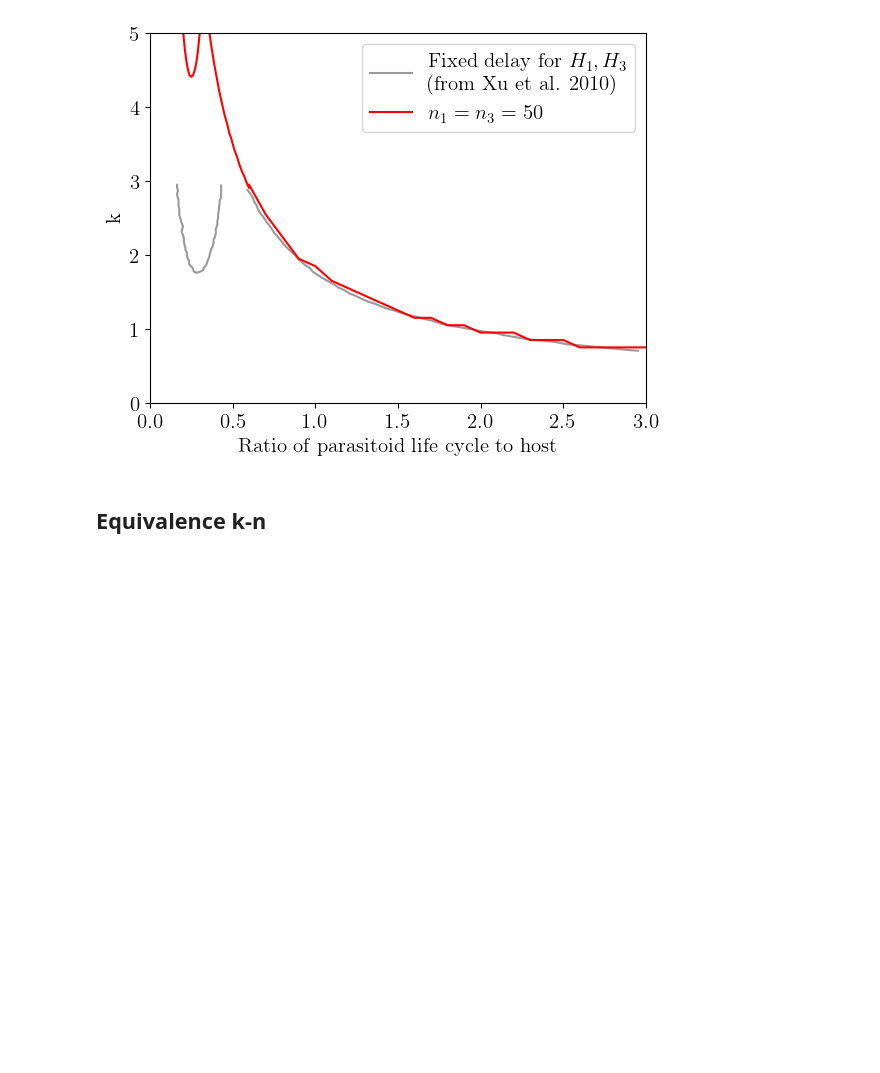
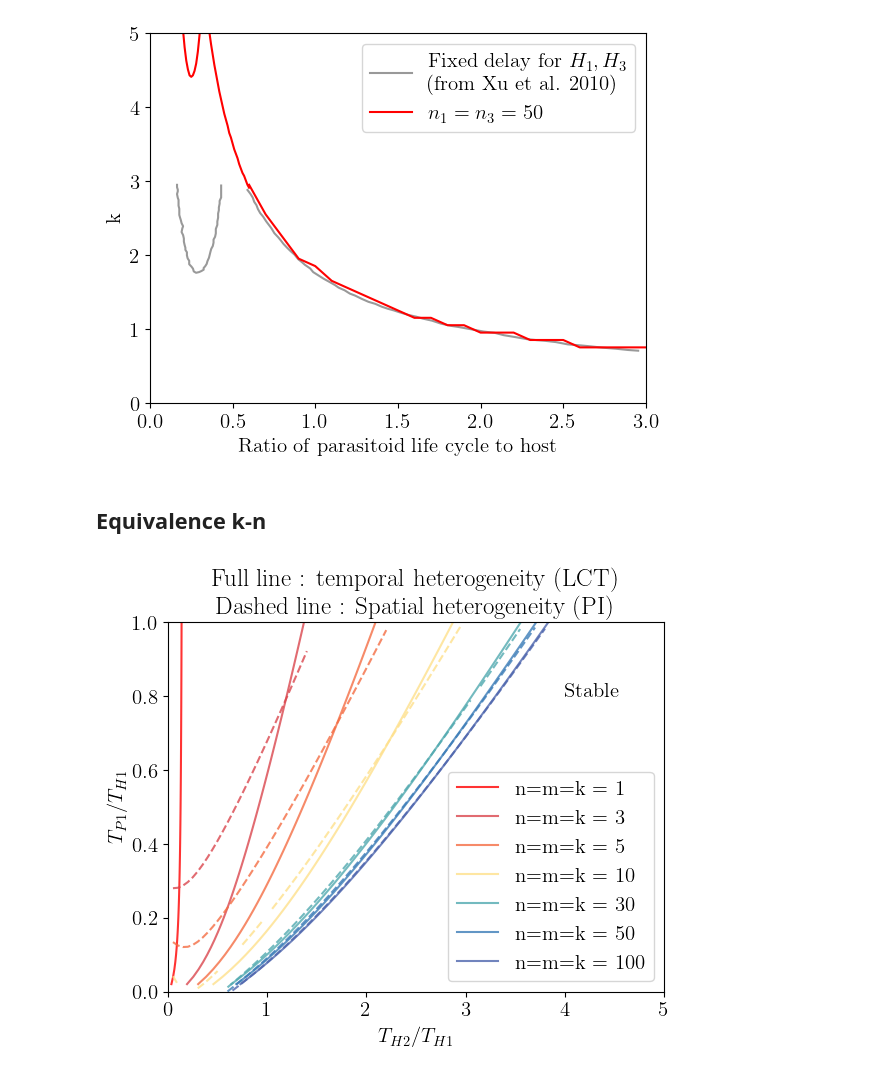
Before and after one commit to mdri00/Internship_2025_LCT, a Jupyter notebook: model_host_parasitoid/notebooks/Mathematica_data_analysis.ipynb, the cells around one changed output. Saved outputs shown, nothing was run; the diff lists cells and outputs as text; code cells hidden in the pictures; blank space fills up the shorter version.

Commit message:
a few lines in the discussion and equivalence_k_n script+figure

```diff
--- a/model_host_parasitoid/notebooks/Mathematica_data_analysis.ipynb
+++ b/model_host_parasitoid/notebooks/Mathematica_data_analysis.ipynb
@@ -717,0 +655,69 @@ plt.close()
+# %%
+path_folderLCT = rawDATA_DIR / "Murdoch_stability_HET_LCTplot_rho_33_dH1_0_dP2_8_dP1_0.1"
+csv_file_nmvaluesLCT = "Murdoch_LCT_nmRange.csv"
+csv_file_dataLCT = "Murdoch_LCT_curves.csv"
+
+path_folderPI = rawDATA_DIR / "Murdoch_stability_HET_PIplot_"
+csv_file_dataPI = "data.csv"
+
+
+
+
+fig = plt.figure()
+plt.xlabel(r"$T_{H2} / T_{H1}$")  # Maintenant T_H2 est en abscisse
+plt.ylabel(r"$T_{P1} / T_{H1}$")  # Maintenant T_P1 est en ordonnée
+plt.xlim(0,5)
+plt.ylim(0,1)
+
+nmPlotted = [1,3,5,10,30,50,100]
+
+### LCT Stability curves computed with Mathematica
+nmRange = []
+with open(path_folderLCT / csv_file_nmvaluesLCT, newline="") as csvfile:
+    reader = csv.reader(csvfile)
+    for i,row in enumerate(reader):
+        nmRange.append(int(row[0]))
+
+colors = sns.color_palette("Spectral", as_cmap=False, n_colors = len(nmRange))
+colors[0] = "red"
+labels = ["n=m=k = "+ str(nm) for nm in nmRange]
+
+with open(path_folderLCT / csv_file_dataLCT, newline="") as csvfile:
+    reader = csv.reader(csvfile)
+    for i,row in enumerate(reader):
+        ntemp = nmRange[i]
+        if ntemp not in nmPlotted:continue
+        Courbelimite = []
+        for j,col in enumerate(row):
+            x,y = extract_curve(col)
+            Courbelimite.append((x,y))
+        Courbelimite = np.array(Courbelimite)
+        plt.plot(Courbelimite[:,0], Courbelimite[:,1], label=labels[i], color = colors[i], alpha = .8)
+
+
+with open(path_folderPI / csv_file_dataPI, newline="") as csvfile:
+    reader = csv.reader(csvfile)
+    for i,row in enumerate(reader):
+        ntemp = nmRange[i]
+        if ntemp not in nmPlotted:continue
+        Courbelimite = []
+        for j,col in enumerate(row):
+            x,y = extract_curve(col)
+            if (x,y) == (0,0):continue
+            else:
+                Courbelimite.append((x,y))
+        Courbelimite = np.array(Courbelimite)
+        plt.plot(Courbelimite[:,0], Courbelimite[:,1], color = colors[i], alpha = .8, linestyle = "dashed")
+
+plt.text(4, 0.8, "Stable")
+
+# plt.legend(bbox_to_anchor=(1, 0.8))
+plt.legend()
+plt.title("Full line : temporal heterogeneity (LCT) \n Dashed line : Spatial heterogeneity (PI)")
+
+
+plt.savefig(FIG_DIR / "Equivalence_k_n.pdf")
+plt.show()
+plt.close()
+# %% [output]
+[figure, added]
```
Also changed, not shown: parts of 3 cells of this notebook, 7 other files.
